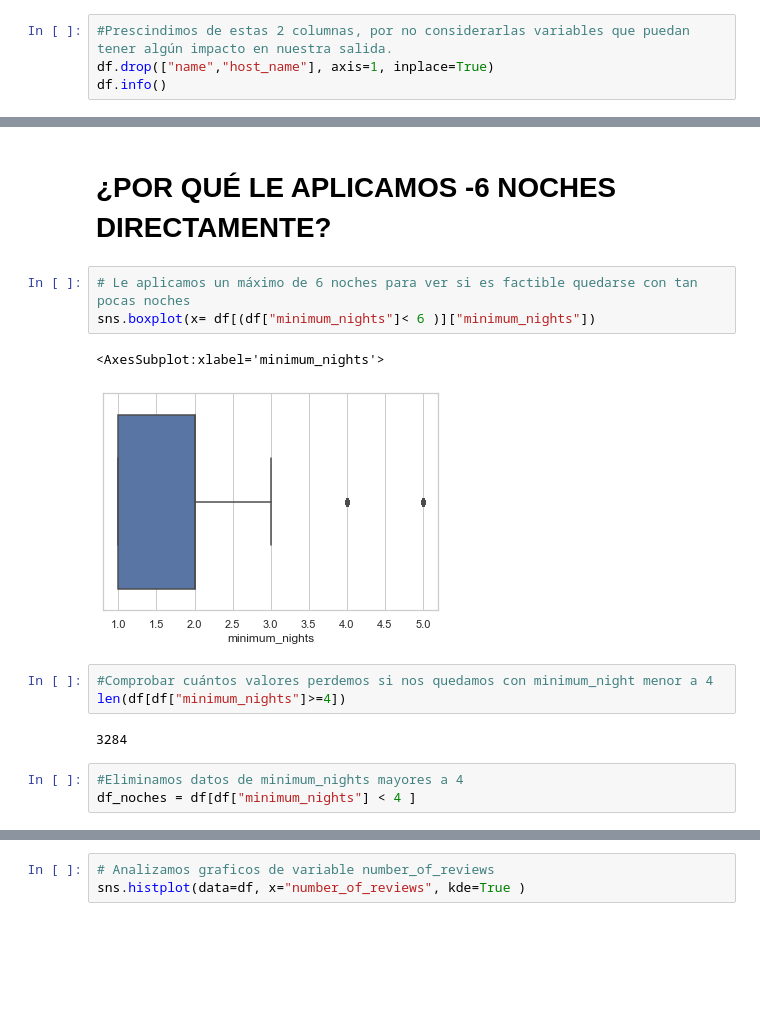
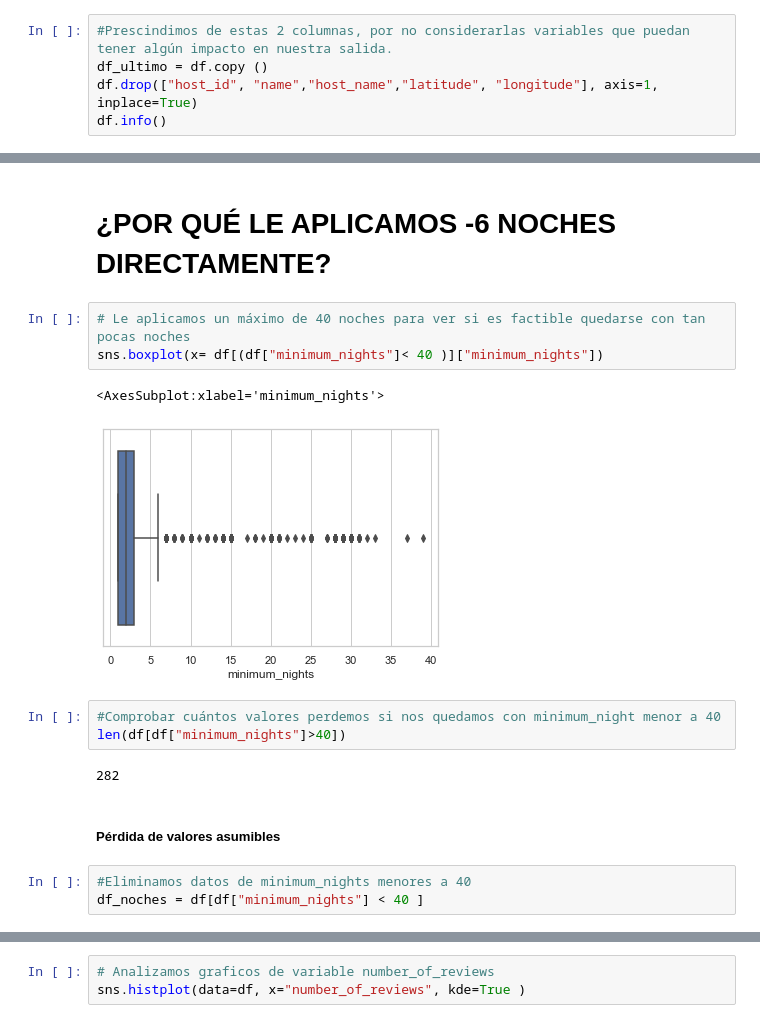
Before and after one commit to Factoria-F5-AI-Bootcamp-1-Edicion/Milan_airbnb, a Jupyter notebook: Milan_airbnb_EDA.ipynb, the cells around one changed output, grey strips where cells are left out. Drawn from its saved outputs; the diff is of its cells as text; blank space fills up the shorter version.

```diff
--- a/Milan_airbnb_EDA.ipynb
+++ b/Milan_airbnb_EDA.ipynb
@@ -137,7 +137,8 @@ Una variable puede ser de dos tipos:
 </ul>
 # %%
 #Prescindimos de estas 2 columnas, por no considerarlas variables que puedan tener algún impacto en nuestra salida.
-df.drop(["name","host_name"], axis=1, inplace=True)
+df_ultimo = df.copy ()
+df.drop(["host_id", "name","host_name","latitude", "longitude"], axis=1, inplace=True)
 df.info()
 # %% [output]
 <class 'pandas.core.frame.DataFrame'>
@@ -684,19 +692,21 @@ sns.boxplot(x=df["minimum_nights"])
 # %% [markdown]
 <h1>¿POR QUÉ LE APLICAMOS -6 NOCHES DIRECTAMENTE?</h1>
 # %%
-# Le aplicamos un máximo de 6 noches para ver si es factible quedarse con tan pocas noches
-sns.boxplot(x= df[(df["minimum_nights"]< 6 )]["minimum_nights"])
+# Le aplicamos un máximo de 40 noches para ver si es factible quedarse con tan pocas noches
+sns.boxplot(x= df[(df["minimum_nights"]< 40 )]["minimum_nights"])
 # %% [output]
 <AxesSubplot:xlabel='minimum_nights'>
-[figure, old version]
+[figure, new version]
 # %%
-#Comprobar cuántos valores perdemos si nos quedamos con minimum_night menor a 4
-len(df[df["minimum_nights"]>=4])
+#Comprobar cuántos valores perdemos si nos quedamos con minimum_night menor a 40
+len(df[df["minimum_nights"]>40])
 # %% [output]
-3284
+282
+# %% [markdown]
+<h5>Pérdida de valores asumibles</h5>
 # %%
-#Eliminamos datos de minimum_nights mayores a 4
-df_noches = df[df["minimum_nights"] < 4 ]
+#Eliminamos datos de minimum_nights menores a 40
+df_noches = df[df["minimum_nights"] < 40 ]
 # %%
 #Se muestra nuevamente el gráfico, con los valores eliminados
 sns.boxplot(x=df_noches["minimum_nights"])
```
Also changed, not shown: parts of 56 cells of this notebook.
